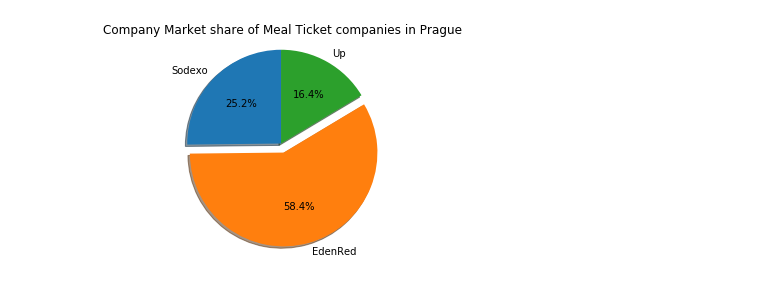
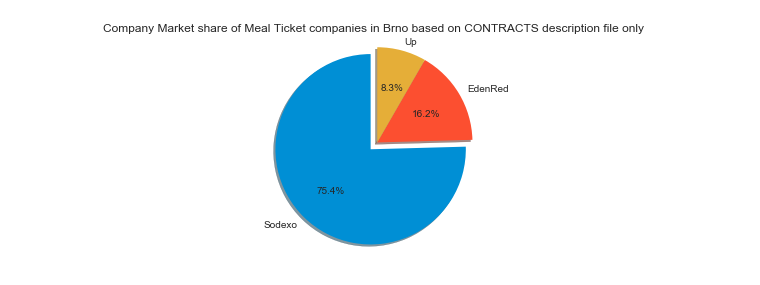
Before and after one commit to azm-gh/Basic-Data-analysis---Govt-spending, a Jupyter notebook: Government Data Set Analysis.ipynb, the cells around one changed output. Saved outputs shown, nothing was run; the diff lists cells and outputs as text; code cells hidden in the pictures.

Commit message:
added publishers.csv file and compare market share based IC plus other graphs

```diff
--- a/Government Data Set Analysis.ipynb
+++ b/Government Data Set Analysis.ipynb
@@ -26,6 +32,8 @@ import datetime as dt
 import numpy as np
 import matplotlib.pyplot as plt
 
+plt.style.use('seaborn-dark')
+
 # This is an IPython command.  It puts plots here in the notebook, rather than  a separate window.
 %matplotlib inline
 
@@ -123,16 +243,29 @@ PieChartPr = pd.DataFrame(MarketSharePr, columns=['Company Name', 'PaidTotal'])
 # %%
-sizes = PieChartPr['PaidTotal']
-labels = PieChartPr['Company Name']
-explode = (0, 0.1, 0)
+# Market share for Brno
+
+Brno = df.loc[df.Subject.str.contains("Brno", na=False)]
+Sodexo_Br = Brno.loc[Brno['SupplierIC'] == 61860476, 'PricePaid'].sum()
+Edenred_Br = Brno.loc[Brno['SupplierIC'] == 24745391, 'PricePaid'].sum()
+Up_Br = Brno.loc[Brno['SupplierIC'] == 62913671, 'PricePaid'].sum()
+
+MarketShareBr = {'Company Name': ['Sodexo', 'EdenRed', 'Up'],
+                   'PaidTotal': [Sodexo_Br, Edenred_Br, Up_Br]}
+
+PieChartBr = pd.DataFrame(MarketShareBr, columns=['Company Name', 'PaidTotal'])
+
+
+sizes = PieChartBr['PaidTotal']
+labels = PieChartBr['Company Name']
+explode = (0.1, 0, 0)
 
 fig1, ax1 = plt.subplots()
 ax1.pie(sizes, explode=explode, labels=labels, autopct='%1.1f%%',
         shadow=True, startangle=90)
 
 # Equal aspect ratio ensures that pie is drawn as a circle.
 ax1.axis('equal')
 # https://cs.wikipedia.org/wiki/Stravenka
-ax1.set_title("Company Market share of Meal Ticket companies in Prague")
+ax1.set_title("Company Market share of Meal Ticket companies in Brno based on CONTRACTS description file only")
 plt.show()
 # %% [output]
-[figure, old version]
+[figure, new version]
```
Also changed, not shown: parts of 21 cells of this notebook.
